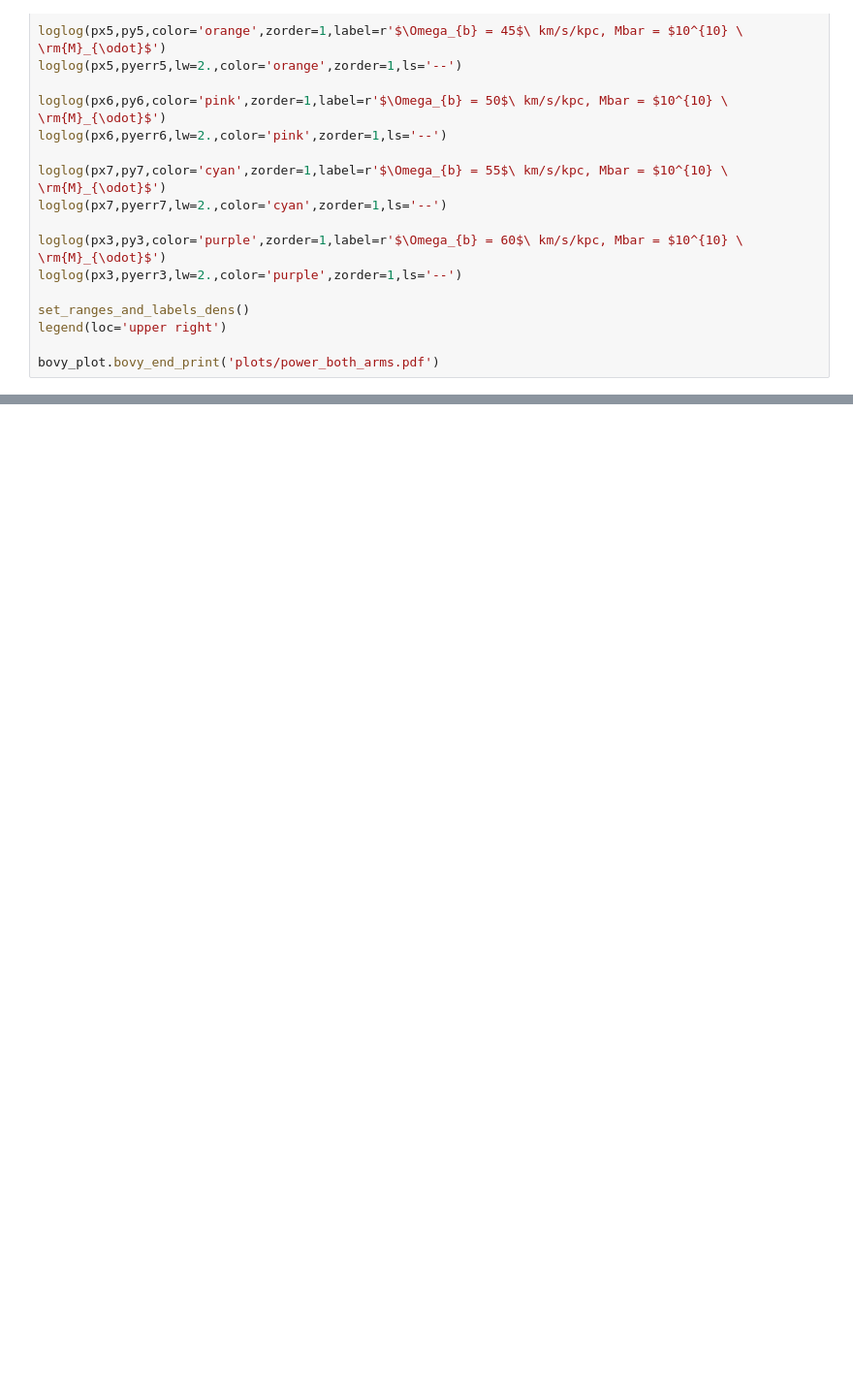
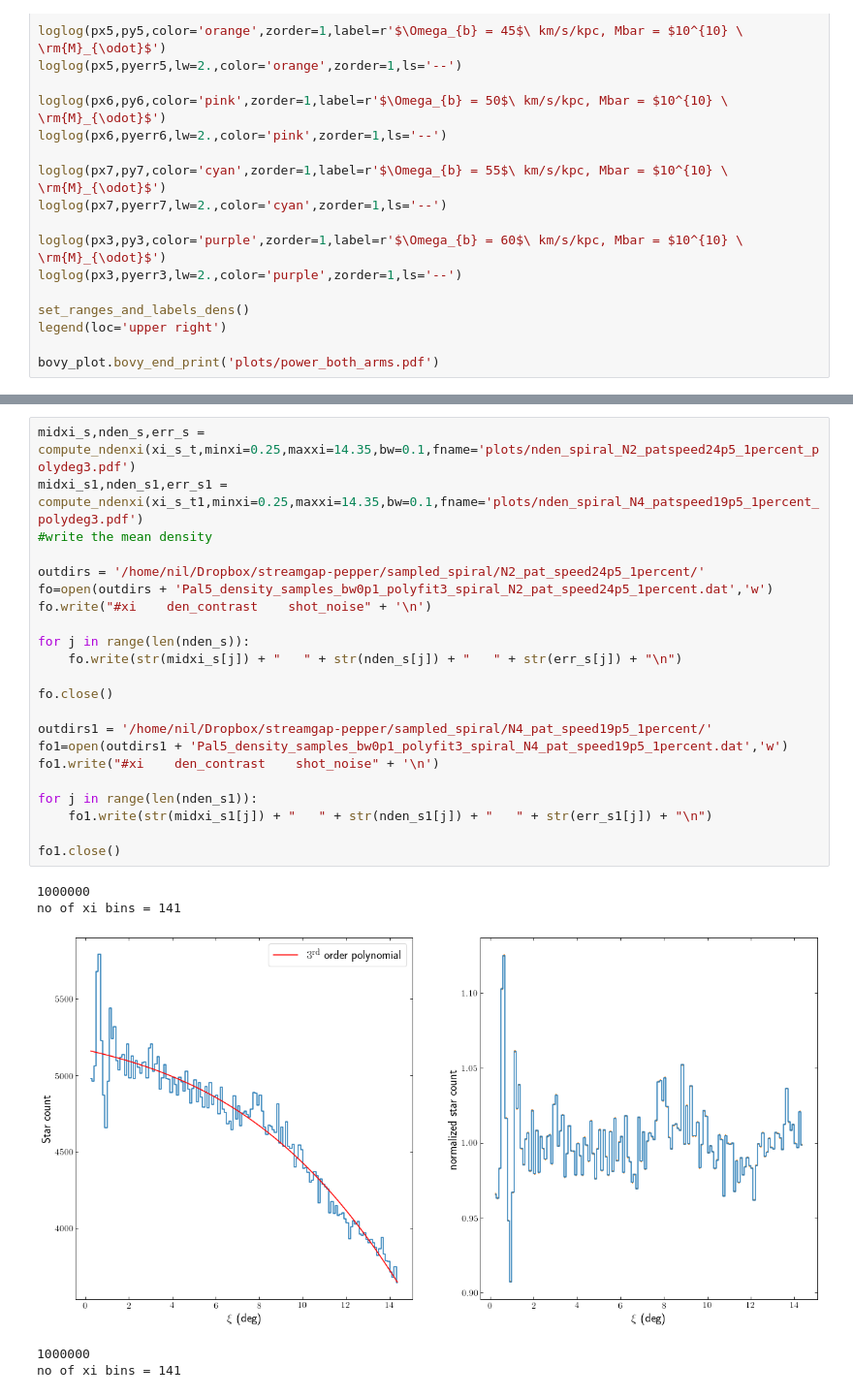
Before and after one commit to nbanik/Baryonic-effects-on-Pal5, a Jupyter notebook: plot_power_spectrum.ipynb, the cells around one changed output, grey strips where cells are left out. Shown at 97% size. Cells and saved outputs as stored; diff of their text form; blank space fills up the shorter version.

```diff
--- a/plot_power_spectrum.ipynb
+++ b/plot_power_spectrum.ipynb
@@ -866,0 +935,28 @@ bovy_plot.bovy_end_print('plots/power_both_arms.pdf')
+# %%
+midxi_s,nden_s,err_s = compute_ndenxi(xi_s_t,minxi=0.25,maxxi=14.35,bw=0.1,fname='plots/nden_spiral_N2_patspeed24p5_1percent_polydeg3.pdf')
+midxi_s1,nden_s1,err_s1 = compute_ndenxi(xi_s_t1,minxi=0.25,maxxi=14.35,bw=0.1,fname='plots/nden_spiral_N4_patspeed19p5_1percent_polydeg3.pdf')
+#write the mean density
+
+outdirs = '/home/nil/Dropbox/streamgap-pepper/sampled_spiral/N2_pat_speed24p5_1percent/'
+fo=open(outdirs + 'Pal5_density_samples_bw0p1_polyfit3_spiral_N2_pat_speed24p5_1percent.dat','w')
+fo.write("#xi    den_contrast    shot_noise" + '\n')
+
+for j in range(len(nden_s)):
+    fo.write(str(midxi_s[j]) + "   " + str(nden_s[j]) + "   " + str(err_s[j]) + "\n")
+
+fo.close()
+
+outdirs1 = '/home/nil/Dropbox/streamgap-pepper/sampled_spiral/N4_pat_speed19p5_1percent/'
+fo1=open(outdirs1 + 'Pal5_density_samples_bw0p1_polyfit3_spiral_N4_pat_speed19p5_1percent.dat','w')
+fo1.write("#xi    den_contrast    shot_noise" + '\n')
+
+for j in range(len(nden_s1)):
+    fo1.write(str(midxi_s1[j]) + "   " + str(nden_s1[j]) + "   " + str(err_s1[j]) + "\n")
+
+fo1.close()
+# %% [output]
+1000000
+no of xi bins = 141
+[figure, added]
+1000000
+no of xi bins = 141
```
Also changed, not shown: parts of 6 cells of this notebook, 1 other file.
